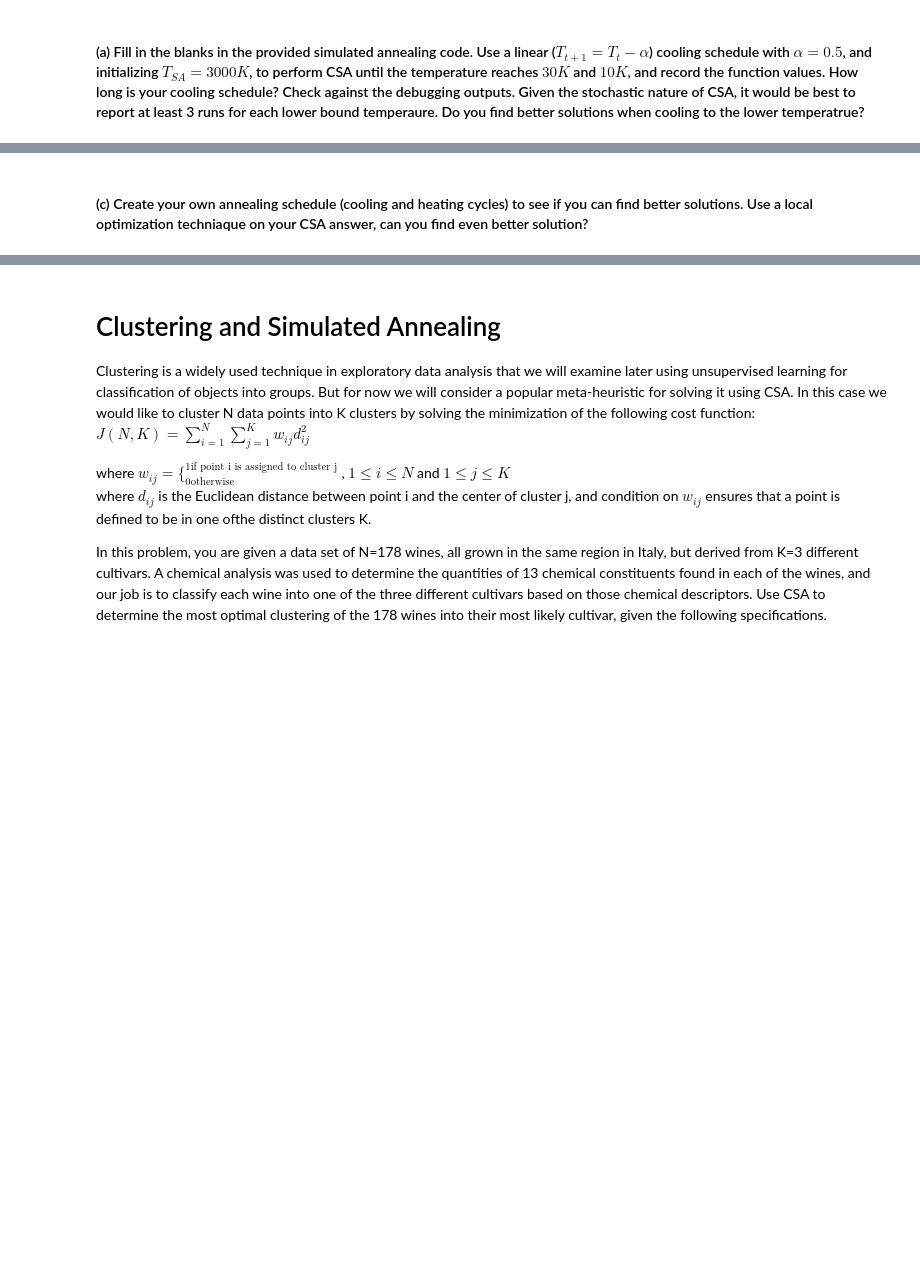
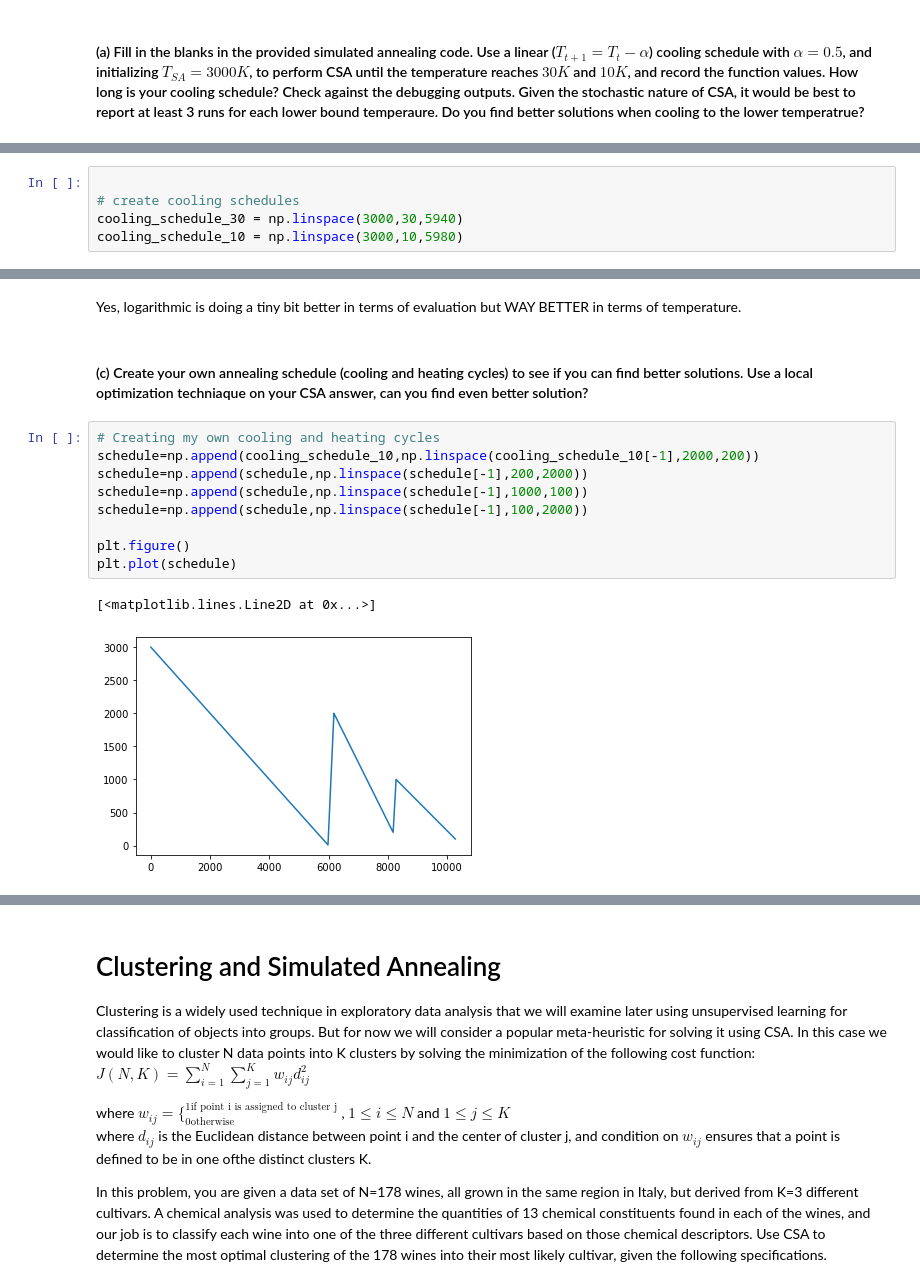
Before and after one commit to charisliao/CHEM277B, a Jupyter notebook: hw2/hw2_charisliao.ipynb, the cells around one changed output, grey strips where cells are left out. Saved outputs shown, nothing was run; the diff lists cells and outputs as text; blank space fills up the shorter version.

```diff
--- a/hw2/hw2_charisliao.ipynb
+++ b/hw2/hw2_charisliao.ipynb
@@ -17,0 +67,5 @@ $x_i = x_i + (2 \times URN -10 \times D$, with $\Delta = 0.5$ for i = 1, ..., D
+# %%
+
+# create cooling schedules
+cooling_schedule_30 = np.linspace(3000,30,5940)
+cooling_schedule_10 = np.linspace(3000,10,5980)
@@ -20,2 +172,16 @@ $x_i = x_i + (2 \times URN -10 \times D$, with $\Delta = 0.5$ for i = 1, ..., D
+# %% [markdown]
+Yes, logarithmic is doing a tiny bit better in terms of evaluation but WAY BETTER in terms of temperature.
 # %% [markdown]
 #### (c) Create your own annealing schedule (cooling and heating cycles) to see if you can find better solutions. Use a local optimization techniaque on your CSA answer, can you find even better solution?
+# %%
+# Creating my own cooling and heating cycles
+schedule=np.append(cooling_schedule_10,np.linspace(cooling_schedule_10[-1],2000,200))
+schedule=np.append(schedule,np.linspace(schedule[-1],200,2000))
+schedule=np.append(schedule,np.linspace(schedule[-1],1000,100))
+schedule=np.append(schedule,np.linspace(schedule[-1],100,2000))
+
+plt.figure()
+plt.plot(schedule)
+# %% [output]
+[<matplotlib.lines.Line2D at 0x...>]
+[figure, added]
```
Also changed, not shown: parts of 23 cells of this notebook.
